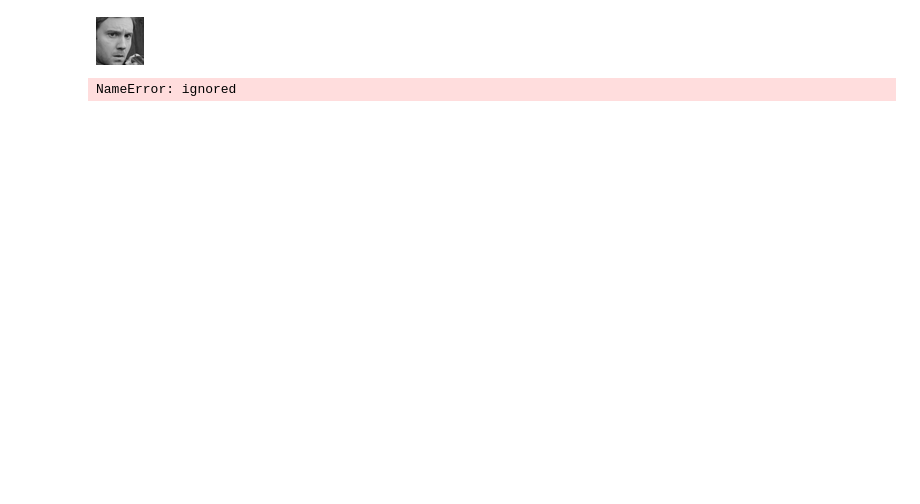
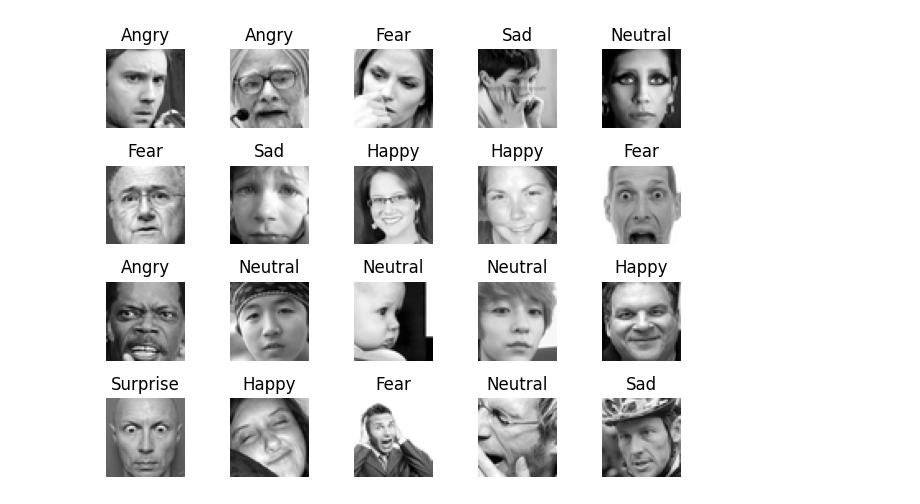
Before and after one commit to alaeimo/NMA_DL_FER, a Jupyter notebook: code/NMA_DL_FER.ipynb, the cells around one changed output. Drawn from its saved outputs; the diff is of its cells as text; code cells hidden in the pictures; blank space fills up the shorter version.

```diff
--- a/code/NMA_DL_FER.ipynb
+++ b/code/NMA_DL_FER.ipynb
@@ -14,5 +19,8 @@ ValueError: ignored
 # %%
-dataset_root = "./MyDrive/Colab Notebooks/datasets/"
+dataset_root = "./drive/MyDrive/Colab Notebooks/datasets/"
+# %%
+classes = {0:"Angry", 1:"Disgust", 2:"Fear", 3:"Happy", 4:"Sad", 5:"Surprise", 6:"Neutral"}
+classes_inv = {"Angry":0, "Disgust":1, "Fear":2, "Happy":3, "Sad":4, "Surprise":5, "Neutral":6}
 # %%
 #Data loading
 training_dataset = torchvision.datasets.FER2013(
@@ -22,15 +30,18 @@ test_dataset = torchvision.datasets.FER2013(
      root=dataset_root, split='test')
 # %%
 for i in range(20):
-  plt.subplot(4,5)
+  ax = plt.subplot(4,5, i+1)
+  img, label = training_dataset._samples[i]
+  ax.imshow(img, cmap="gray")
+  ax.set_title(classes[label])
+  ax.set_axis_off()
+plt.tight_layout()
 # %% [output]
-[figure, old version]
+[figure, new version]
 # %%
 #Preprocessing
 # %%
 #Model
 # %%
 # List pretrained models in TorchVision
-classification_models = list_models(module=torchvision.models)
+# classification_models = list_models(module=torchvision.models)
-# %% [output]
-NameError: ignored
```
Also changed, not shown: parts of 3 cells of this notebook.
